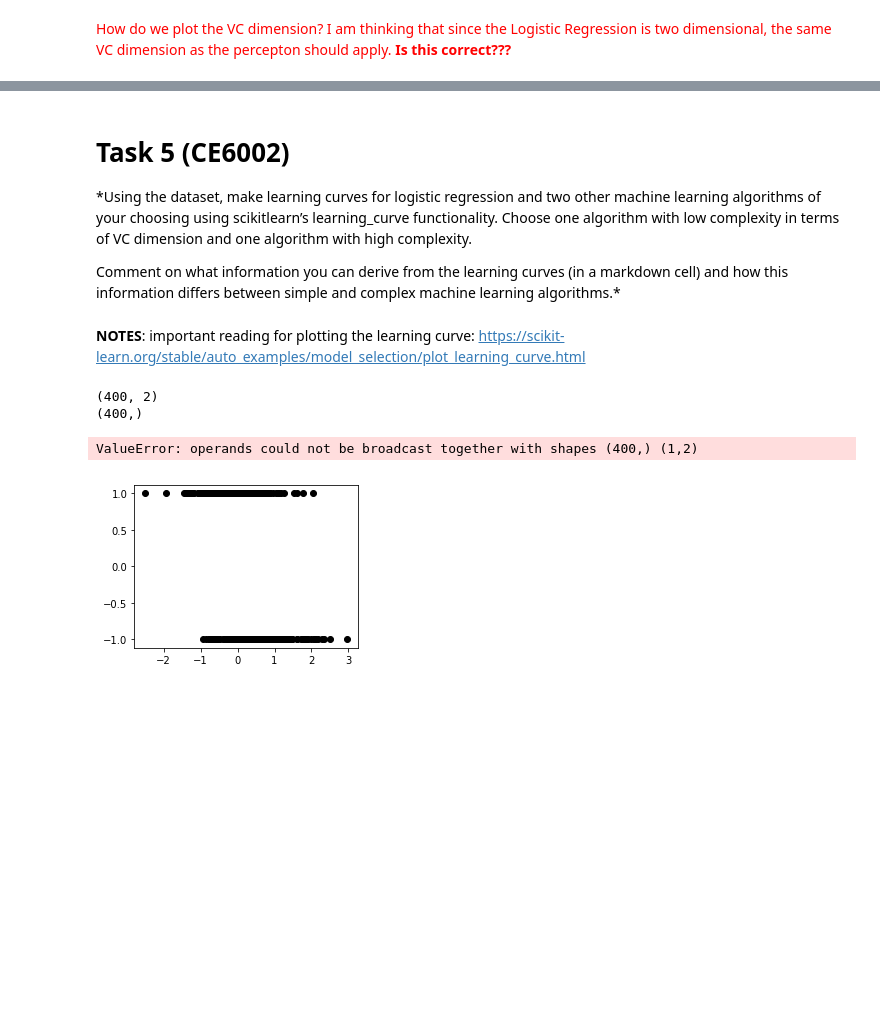
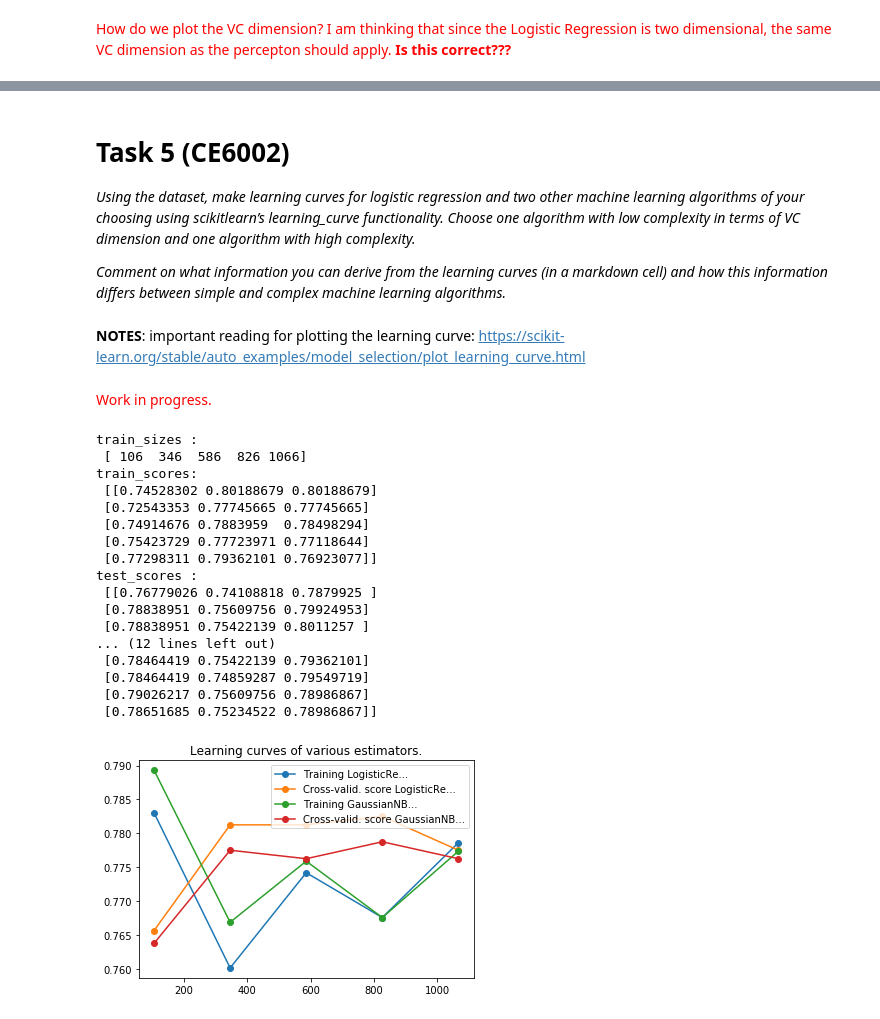
Before and after one commit to vipulpopat/MSCAI_Sem1_Etivity2, a Jupyter notebook: Etivity2-18263461.ipynb, the cells around one changed output, grey strips where cells are left out. Drawn from its saved outputs; the diff is of its cells as text; code cells hidden in the pictures; blank space fills up the shorter version.

```diff
--- a/Etivity2-18263461.ipynb
+++ b/Etivity2-18263461.ipynb
@@ -566,31 +580,62 @@ plt.show
 # %% [markdown]
 # Task 5 (CE6002)
 
-*Using the dataset, make learning curves for logistic regression and two other machine learning algorithms of your choosing using scikitlearn’s learning_curve functionality. Choose one algorithm with low complexity in terms of VC dimension and one algorithm with high complexity.
+*Using the dataset, make learning curves for logistic regression and two other machine learning algorithms of your choosing using scikitlearn’s learning_curve functionality. Choose one algorithm with low complexity in terms of VC dimension and one algorithm with high complexity.*
 
-Comment on what information you can derive from the learning curves  (in a markdown cell) and how this information differs between simple and complex machine learning algorithms.*
+*Comment on what information you can derive from the learning curves  (in a markdown cell) and how this information differs between simple and complex machine learning algorithms.*
 # %% [markdown]
 **NOTES**:
 important reading for plotting the learning curve:
 https://scikit-learn.org/stable/auto_examples/model_selection/plot_learning_curve.html
-# %%
-plt.figure(1, figsize=(4, 3))
-plt.clf()
-print(X_test.shape)
-print(y_test.shape)
-
-plt.scatter(X_test[:,0], y_test, color='black', zorder=20)
-#X_test = np.linspace(-5, 10, 300)
-
-
-def model(x):
-    return 1 / (1 + np.exp(-x))
-
-
-loss = model(X_test[:,0] * logistic_reg.coef_ + logistic_reg.intercept_).ravel()
-plt.plot(X_test[:,0], loss, color='red', linewidth=3)
-# %% [output]
-(400, 2)
-(400,)
-ValueError: operands could not be broadcast together with shapes (400,) (1,2)
-[figure, removed]
+# %% [markdown]
+<span style="color:red">Work in progress.</span>
+# %%
+from sklearn.model_selection import learning_curve
+from sklearn.naive_bayes import GaussianNB
+
+def plot_learning(estimator):
+    cv=None
+    n_jobs=None
+    train_sizes=np.linspace(.1, 1.0, 5)
+
+    train_sizes, train_scores, test_scores = learning_curve(estimator, X_train, y_train, cv=cv, n_jobs=n_jobs, train_sizes=train_sizes)
+    print("train_sizes :\n", train_sizes)
+    print("train_scores:\n", train_scores)
+    print("test_scores :\n", test_scores)
+
+    train_scores_mean = np.mean(train_scores, axis=1)
+    train_scores_std = np.std(train_scores, axis=1)
+    test_scores_mean = np.mean(test_scores, axis=1)
+    test_scores_std = np.std(test_scores, axis=1)
+
+    label_train = "Training " + str(estimator)[:10] + "..."
+    label_cross_valid = "Cross-valid. score " + str(estimator)[:10] + "..."
+
+    plt.plot(train_sizes, train_scores_mean, 'o-', label=label_train)
+    plt.plot(train_sizes, test_scores_mean, 'o-', label=label_cross_valid)
+    plt.legend(loc="best")
+    plt.title("Learning curves of various estimators.")
+
+estimators = [LogisticRegression(), GaussianNB()]
+
+for e in estimators:
+    plot_learning(e)
+# %% [output]
+train_sizes :
+ [ 106  346  586  826 1066]
+train_scores:
+ [[0.74528302 0.80188679 0.80188679]
+ [0.72543353 0.77745665 0.77745665]
+ [0.74914676 0.7883959  0.78498294]
+ [0.75423729 0.77723971 0.77118644]
+ [0.77298311 0.79362101 0.76923077]]
+test_scores :
+ [[0.76779026 0.74108818 0.7879925 ]
+ [0.78838951 0.75609756 0.79924953]
+ [0.78838951 0.75422139 0.8011257 ]
+... (12 lines left out)
+ [0.78464419 0.75422139 0.79362101]
+ [0.78464419 0.74859287 0.79549719]
+ [0.79026217 0.75609756 0.78986867]
+ [0.78651685 0.75234522 0.78986867]]
+[figure, added]
```
Also changed, not shown: parts of 13 cells of this notebook.
